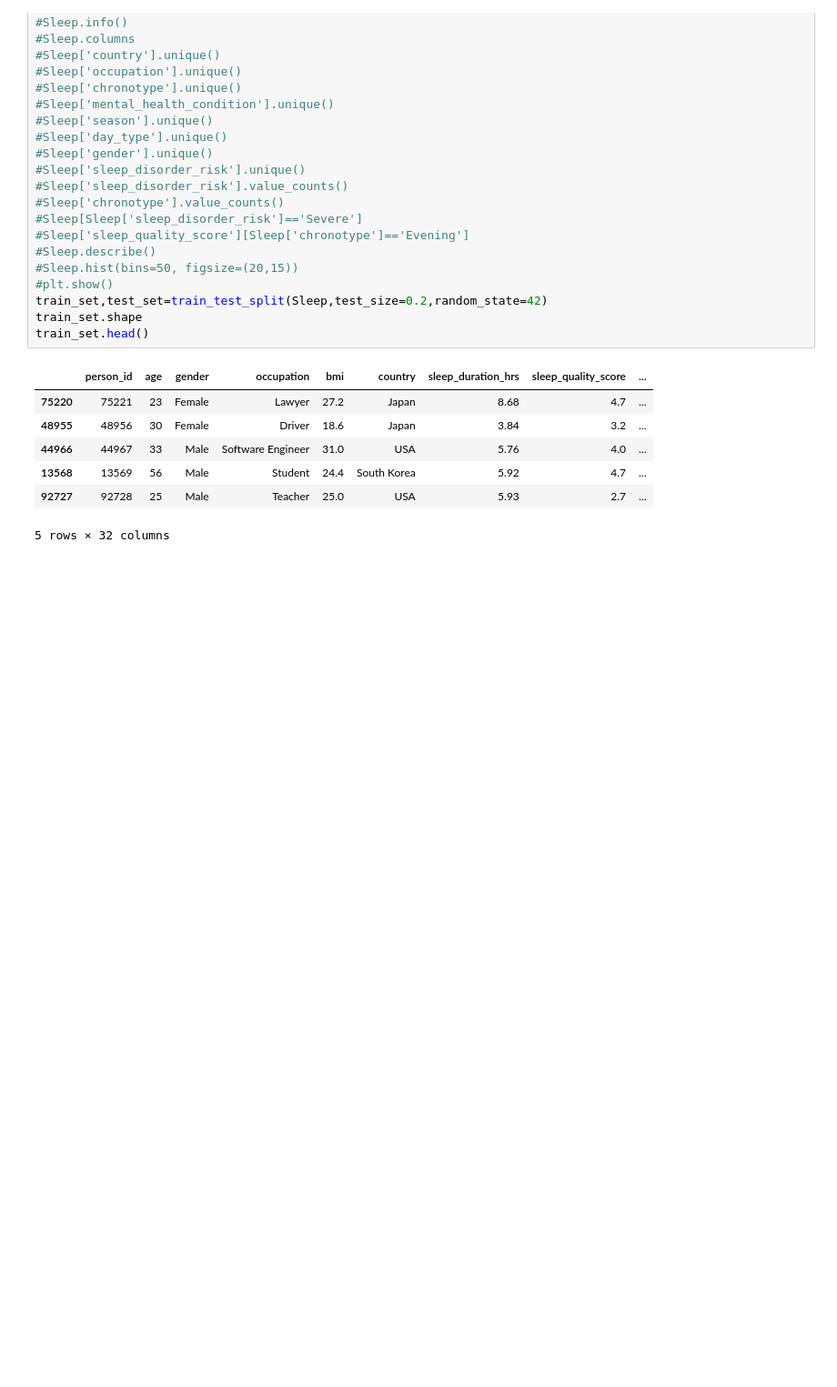
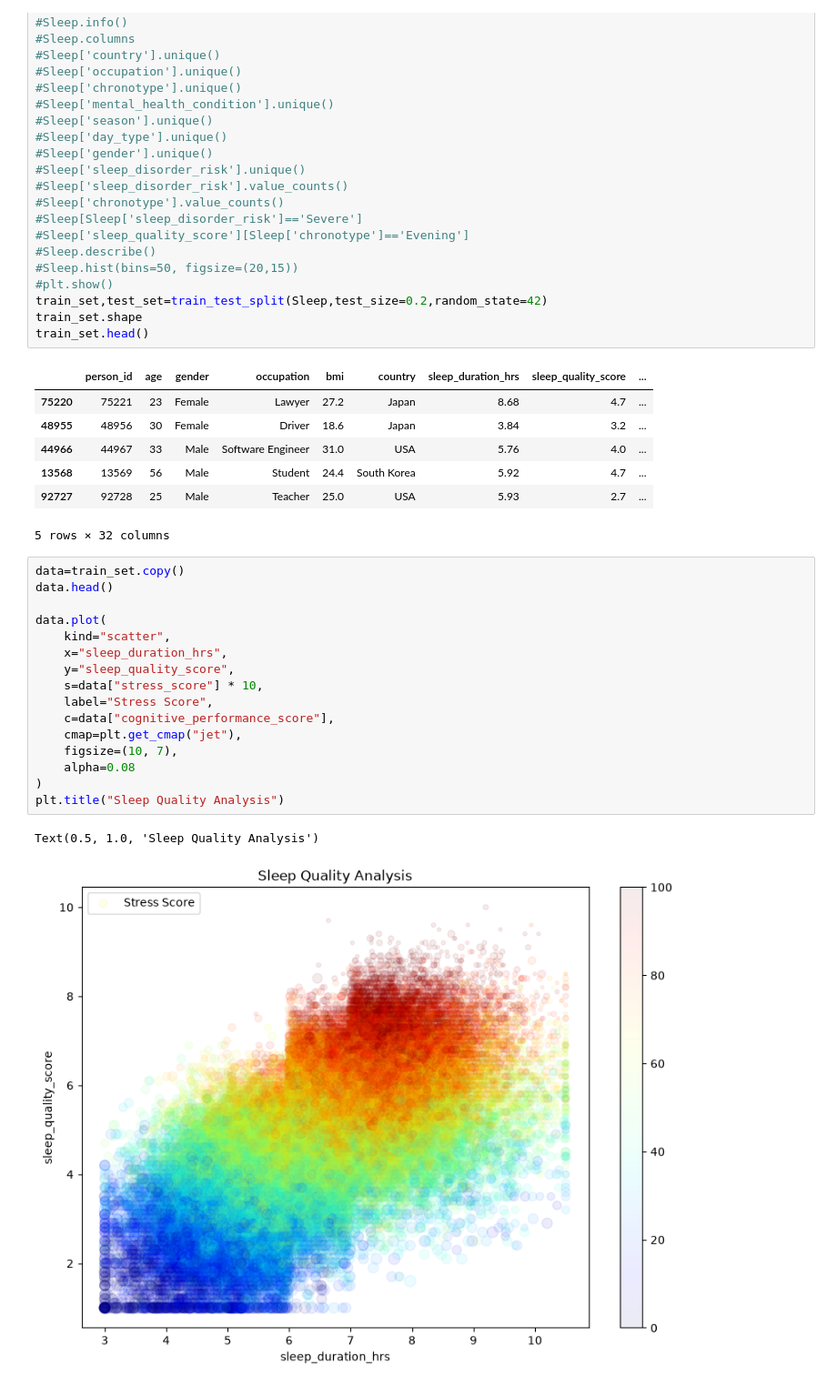
Before and after one commit to Mahshid-aln/Sleep-Quality-Data_Mining, a Jupyter notebook: notebooks/Sleep_Quality_Analysis.ipynb, the cells around one changed output. Shown at 91% size. Saved outputs shown, nothing was run; the diff lists cells and outputs as text; blank space fills up the shorter version.

Commit message:
Add data visualization and feature engineering

```diff
--- a/notebooks/Sleep_Quality_Analysis.ipynb
+++ b/notebooks/Sleep_Quality_Analysis.ipynb
@@ -35,3 +35,22 @@ train_set.head()
 | 13568 | 13569 | 56 | Male | Student | 24.4 | South Korea | 5.92 | 4.7 | ... |
 | 92727 | 92728 | 25 | Male | Teacher | 25.0 | USA | 5.93 | 2.7 | ... |
 5 rows × 32 columns
+# %%
+data=train_set.copy()
+data.head()
+
+data.plot(
+    kind="scatter",
+    x="sleep_duration_hrs",
+    y="sleep_quality_score",
+    s=data["stress_score"] * 10,
+    label="Stress Score",
+    c=data["cognitive_performance_score"],
+    cmap=plt.get_cmap("jet"),
+    figsize=(10, 7),
+    alpha=0.08
+)
+plt.title("Sleep Quality Analysis")
+# %% [output]
+Text(0.5, 1.0, 'Sleep Quality Analysis')
+[figure, added]
```
Also changed, not shown: parts of 6 cells of this notebook.
